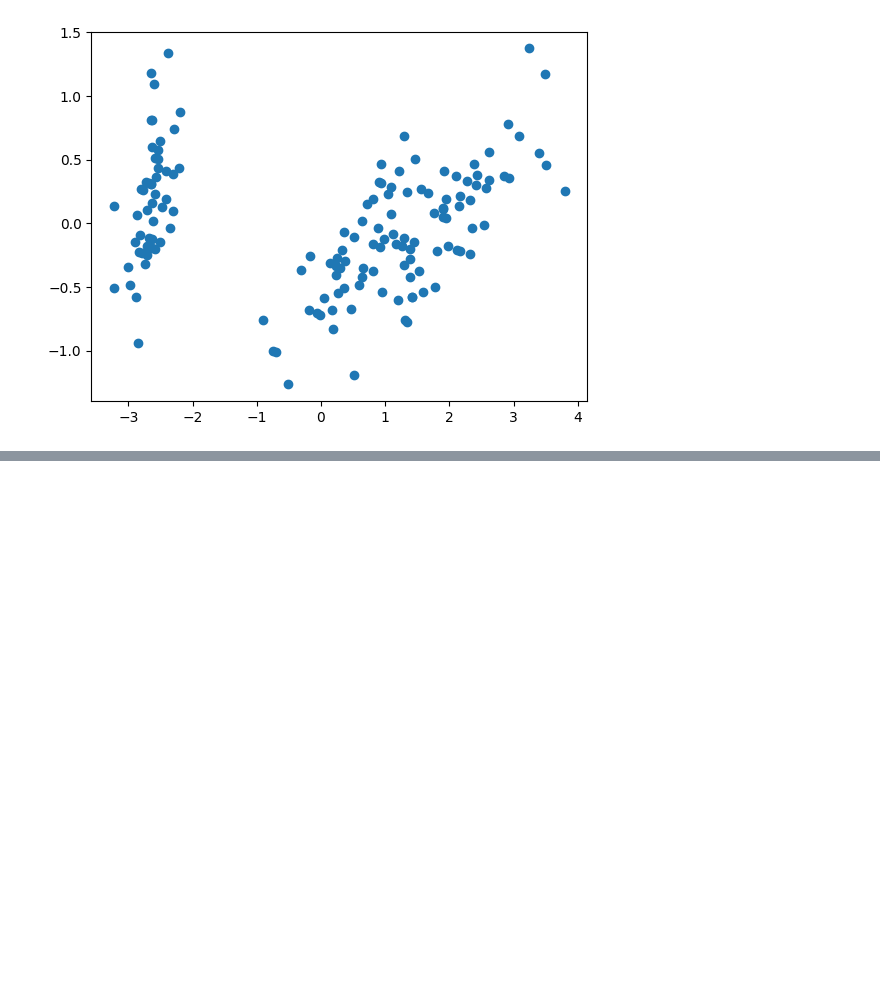
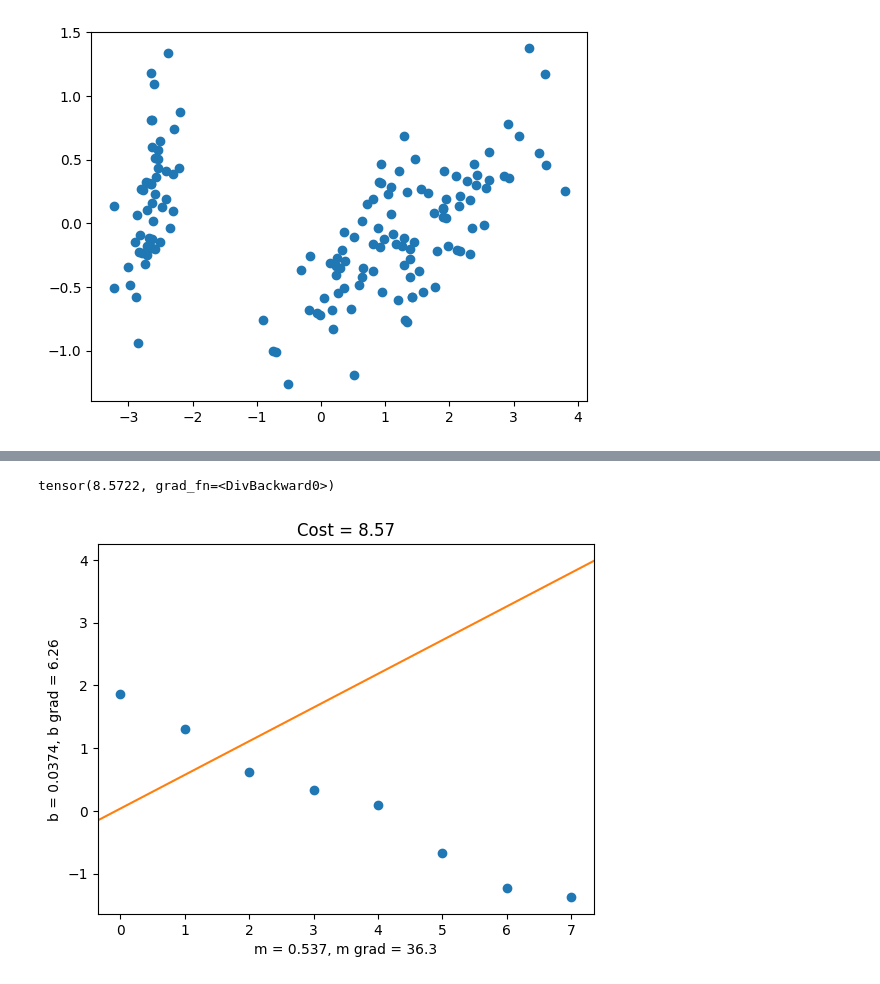
Before and after one commit to iskewedI/Math-foundation-for-ML, a Jupyter notebook: Notebooks/ApplicationsExamples.ipynb, the cells around one changed output, grey strips where cells are left out. Saved outputs shown, nothing was run; the diff lists cells and outputs as text; code cells hidden in the pictures; blank space fills up the shorter version.

```diff
--- a/Notebooks/ApplicationsExamples.ipynb
+++ b/Notebooks/ApplicationsExamples.ipynb
@@ -88,0 +282,10 @@ Error:
+# %%
+C = mse(regression(xs, m, b), ys)
+# %%
+C
+# %% [output]
+tensor(8.5722, grad_fn=<DivBackward0>)
+# %%
+labeled_regression_plot(xs, ys, m, b, C)
+# %% [output]
+[figure, added]
```
Also changed, not shown: parts of 26 cells of this notebook, 4 other files.
